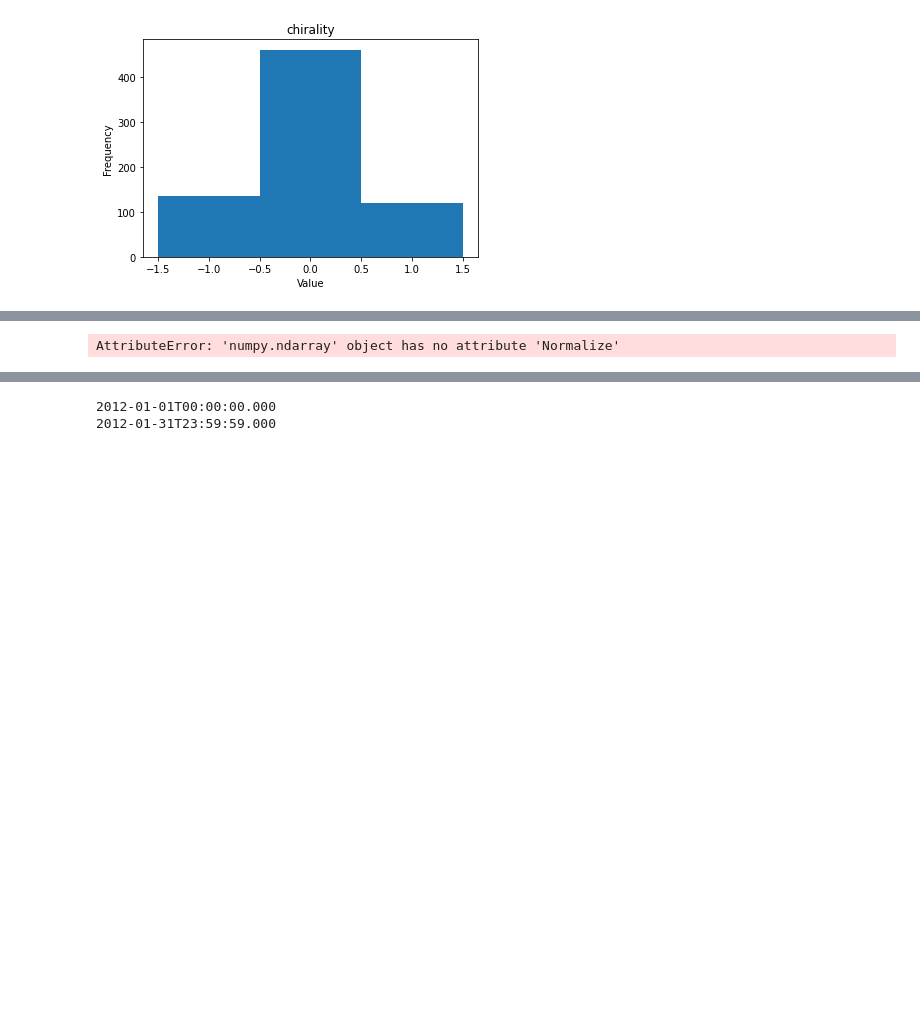
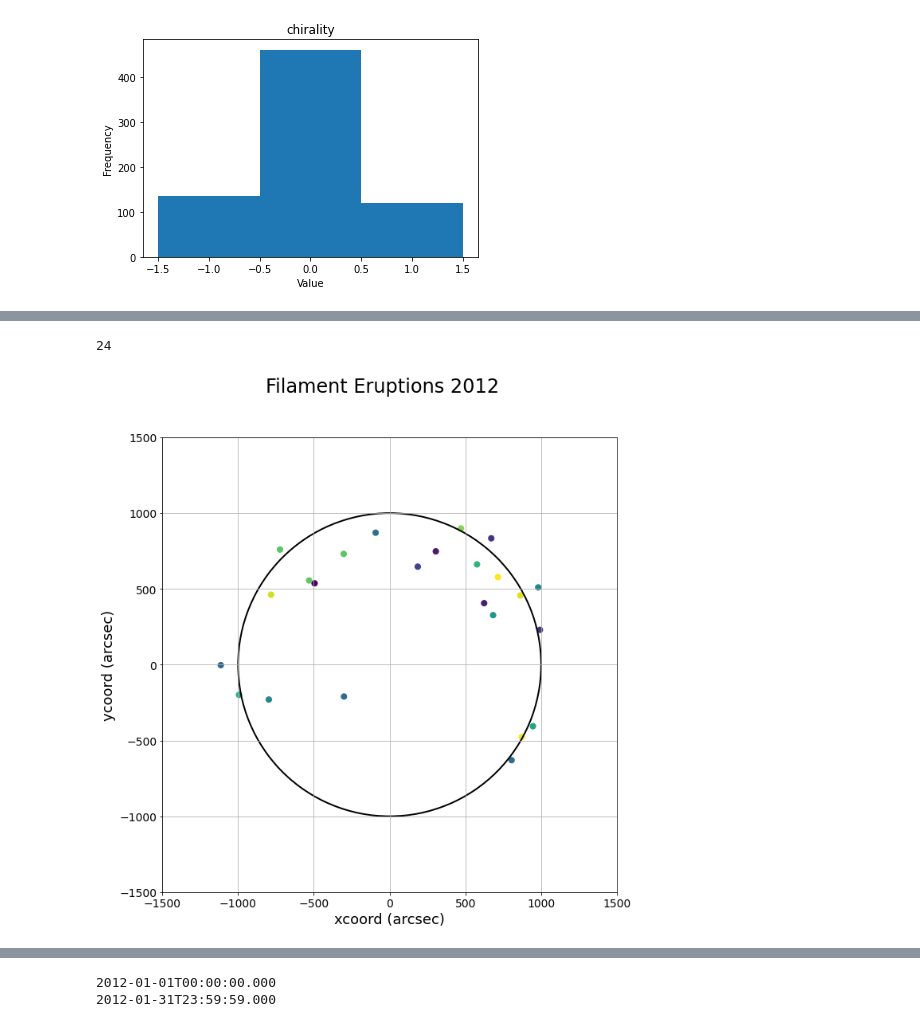
Before and after one commit to kreevescfa/reu2015-test, a Jupyter notebook: test.ipynb, the cells around one changed output, grey strips where cells are left out. Saved outputs shown, nothing was run; the diff lists cells and outputs as text; code cells hidden in the pictures; blank space fills up the shorter version.

```diff
--- a/test.ipynb
+++ b/test.ipynb
@@ -364,18 +364,19 @@ Number of HEK filament eruptions
 # %%
 # make a scatter plot of locations of filament eruptions
 track_unique = np.unique(track_no)
-#colors = np.random.rand(len(latitude))
-cNorm  = colors.Normalize(vmin=min(track_no), vmax=max(track_no))
+colors_random = np.random.rand(len(latitude))
+
 longitude = [elem["hpc_x"] for elem in filtered_eruptions]
 latitude = [elem["hpc_y"] for elem in filtered_eruptions]
-print(colors)
-plt.scatter(longitude,latitude,c=colors,s=50)
+
+plt.scatter(longitude,latitude,c=colors_random,s=50)
 SetupSunPlot()
 fig1 = plt.gcf()
 fig1.suptitle('Filament Eruptions '+DateStr,fontsize=24)
 print(len(longitude))
 # %% [output]
-AttributeError: 'numpy.ndarray' object has no attribute 'Normalize'
+24
+[figure, added]
 # %%
 N = 50
 x = np.random.rand(N)
```
Also changed, not shown: parts of 17 cells of this notebook.
